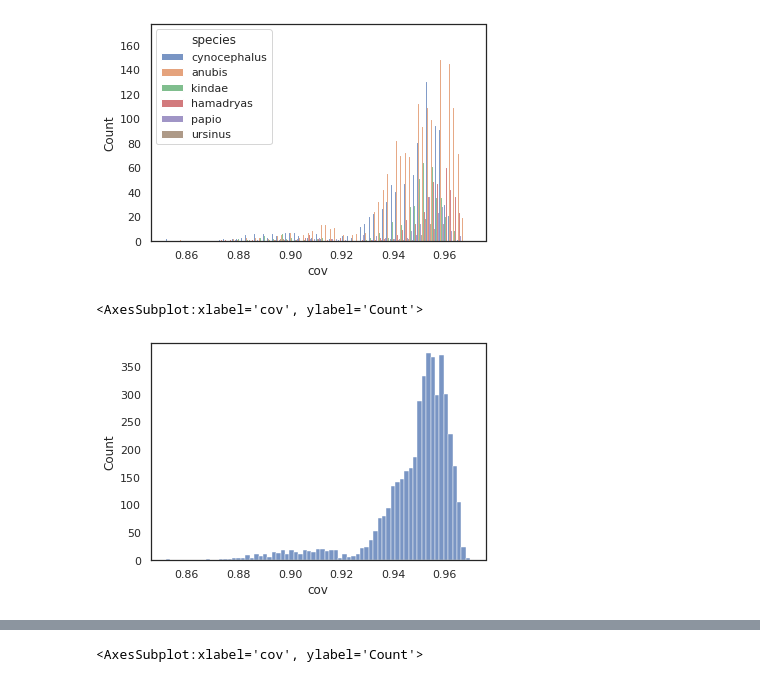
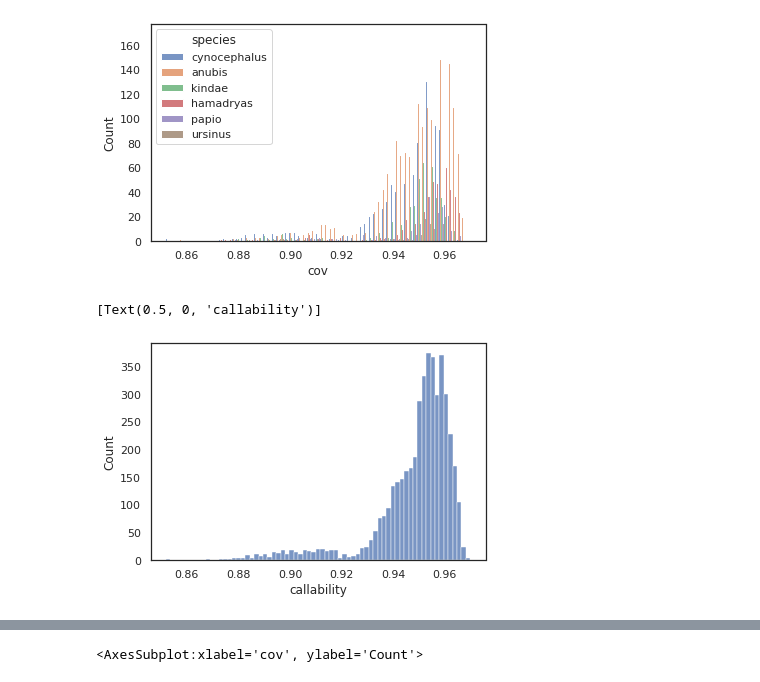
Before and after one commit to erikfogh/baboon_analysis, a Jupyter notebook: notebooks/mask01_degree_of_coverage.ipynb, the cells around one changed output, grey strips where cells are left out. Drawn from its saved outputs; the diff is of its cells as text; code cells hidden in the pictures.

```diff
--- a/notebooks/mask01_degree_of_coverage.ipynb
+++ b/notebooks/mask01_degree_of_coverage.ipynb
@@ -185,8 +185,9 @@ sns.histplot(coverage_df.loc[coverage_df["cov"] > 0.85], x="cov", hue="species",
 <AxesSubplot:xlabel='cov', ylabel='Count'>
 [figure]
 # %%
-sns.histplot(coverage_df.loc[coverage_df["cov"] > 0.85], x="cov")
+g = sns.histplot(coverage_df.loc[coverage_df["cov"] > 0.85], x="cov")
+g.set(xlabel="callability")
 # %% [output]
-<AxesSubplot:xlabel='cov', ylabel='Count'>
+[Text(0.5, 0, 'callability')]
-[figure, old version]
+[figure, new version]
 # %%
```
Also changed, not shown: parts of 48 cells of this notebook, 12 other files.
